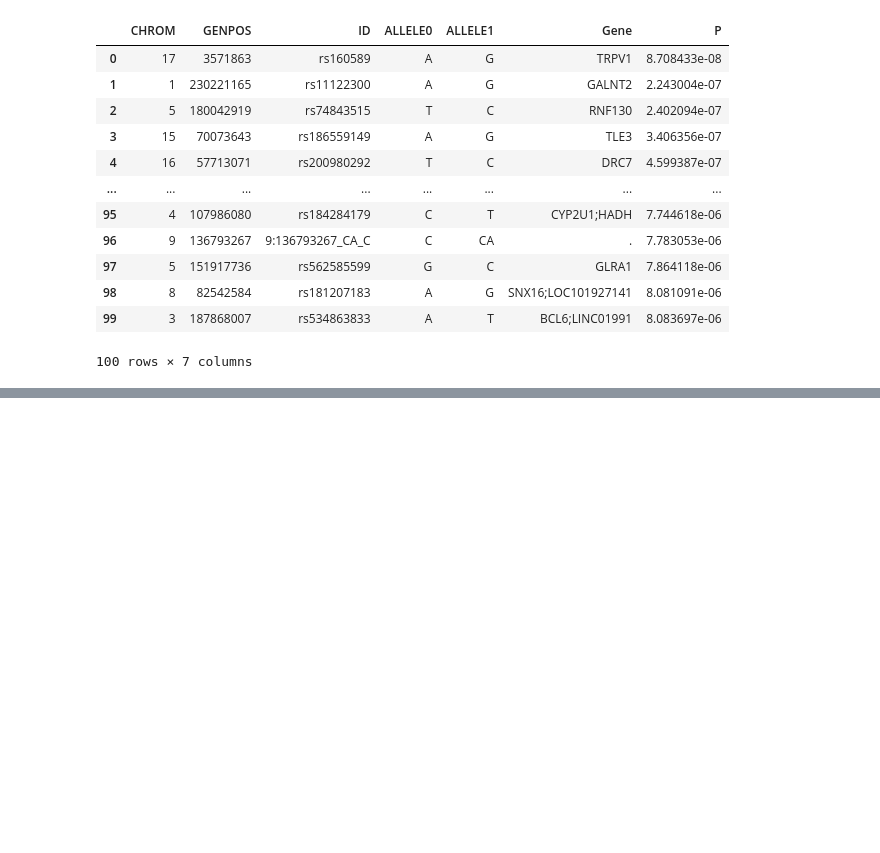
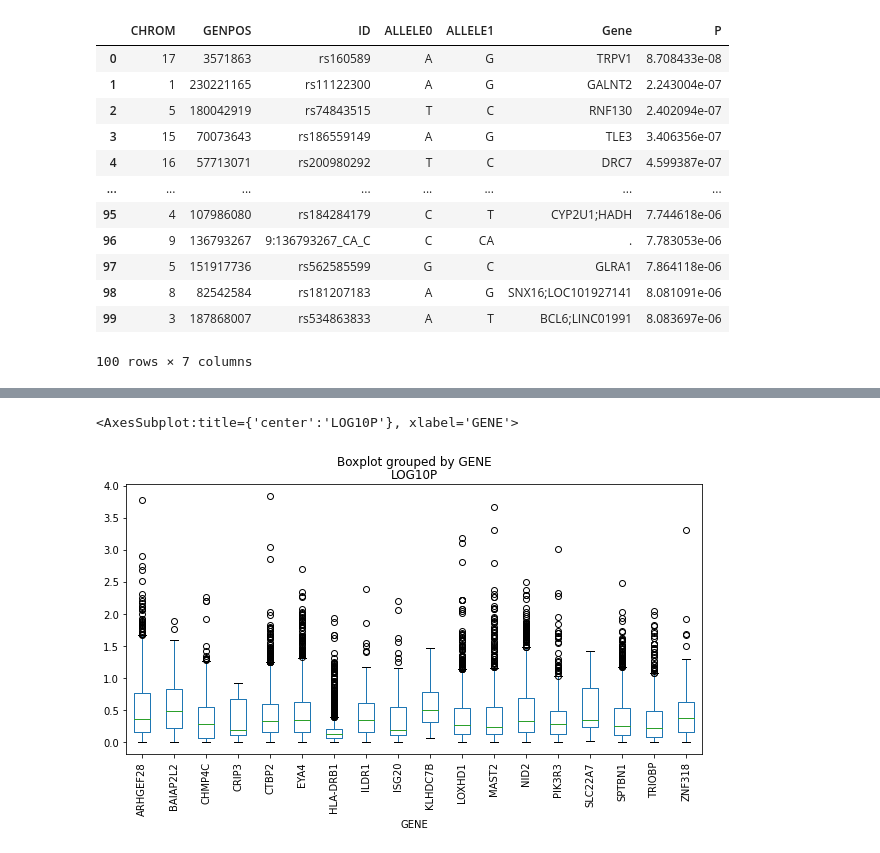
Before and after one commit to statgenetics/UKBB_GWAS_dev, a Jupyter notebook: workflow/030722_GenexNoise_interaction.ipynb, the cells around one changed output, grey strips where cells are left out. Saved outputs shown, nothing was run; the diff lists cells and outputs as text; code cells hidden in the pictures; blank space fills up the shorter version.

```diff
--- a/workflow/030722_GenexNoise_interaction.ipynb
+++ b/workflow/030722_GenexNoise_interaction.ipynb
@@ -1972,0 +2324,5 @@ comb(pfile,annofile,out)
+# %%
+inter.boxplot("LOG10P",by='GENE',rot=90,grid=False,figsize=(10,5))
+# %% [output]
+<AxesSubplot:title={'center':'LOG10P'}, xlabel='GENE'>
+[figure, added]
```
Also changed, not shown: parts of 69 cells of this notebook.
